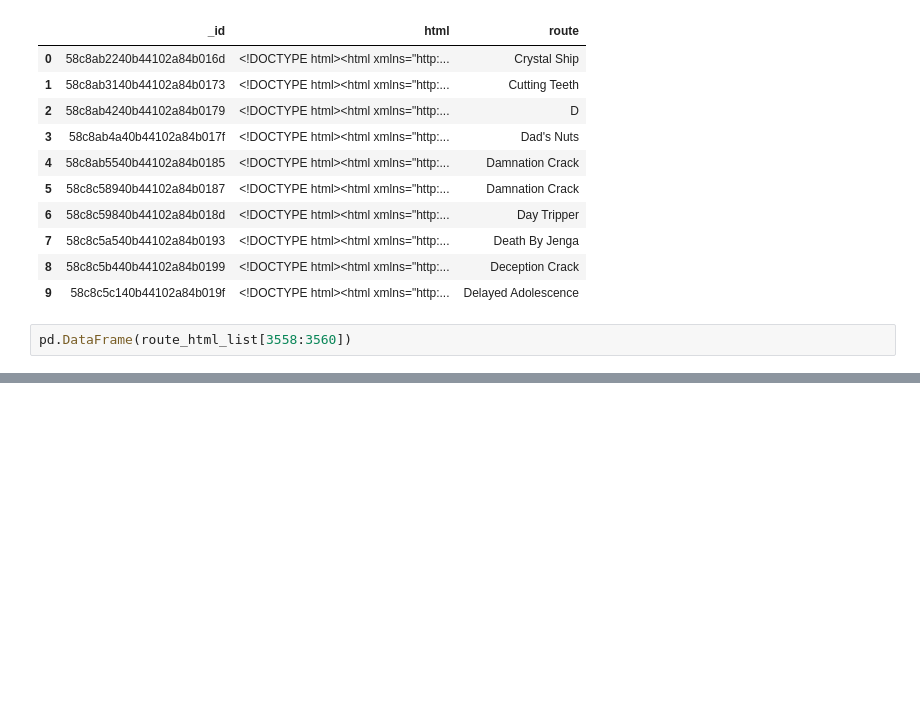
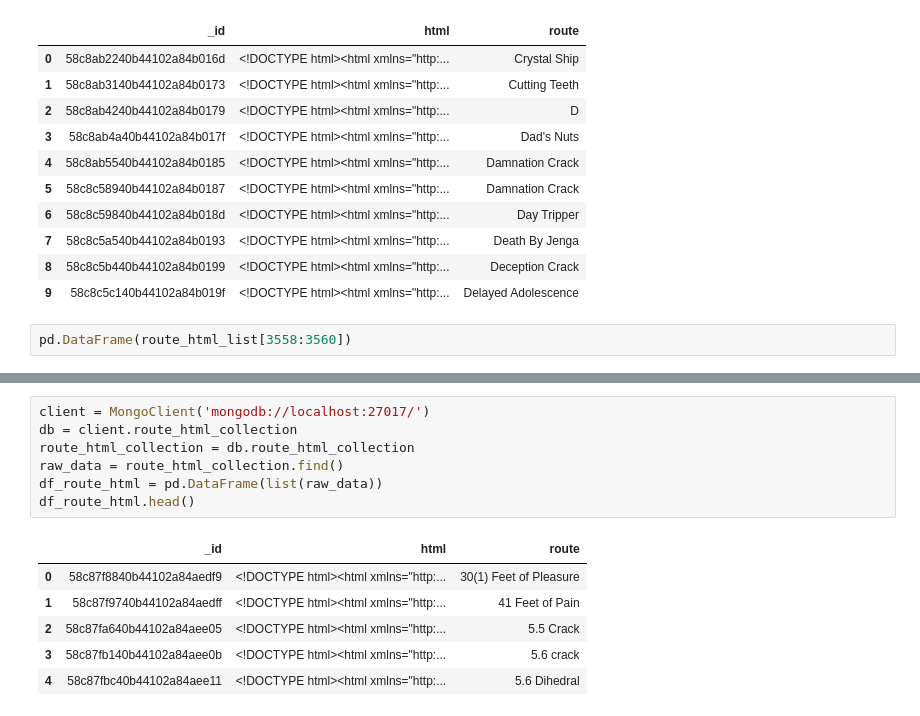
Before and after one commit to davidblaszka/redpointer, a Jupyter notebook: src/scraping.ipynb, the cells around one changed output, grey strips where cells are left out. Drawn from its saved outputs; the diff is of its cells as text; blank space fills up the shorter version.

```diff
--- a/src/scraping.ipynb
+++ b/src/scraping.ipynb
@@ -402,0 +463,14 @@ pd.DataFrame(route_html_list[3558:3560])
+# %%
+client = MongoClient('mongodb://localhost:27017/')
+db = client.route_html_collection
+route_html_collection = db.route_html_collection
+raw_data = route_html_collection.find()
+df_route_html = pd.DataFrame(list(raw_data))
+df_route_html.head()
+# %% [output]
+|  | _id | html | route |
+| 0 | 58c87f8840b44102a84aedf9 | <!DOCTYPE html><html xmlns="http:... | 30(1) Feet of Pleasure |
+| 1 | 58c87f9740b44102a84aedff | <!DOCTYPE html><html xmlns="http:... | 41 Feet of Pain |
+| 2 | 58c87fa640b44102a84aee05 | <!DOCTYPE html><html xmlns="http:... | 5.5 Crack |
+| 3 | 58c87fb140b44102a84aee0b | <!DOCTYPE html><html xmlns="http:... | 5.6 crack |
+| 4 | 58c87fbc40b44102a84aee11 | <!DOCTYPE html><html xmlns="http:... | 5.6 Dihedral |
```
Also changed, not shown: parts of 5 cells of this notebook, 3 other files.
